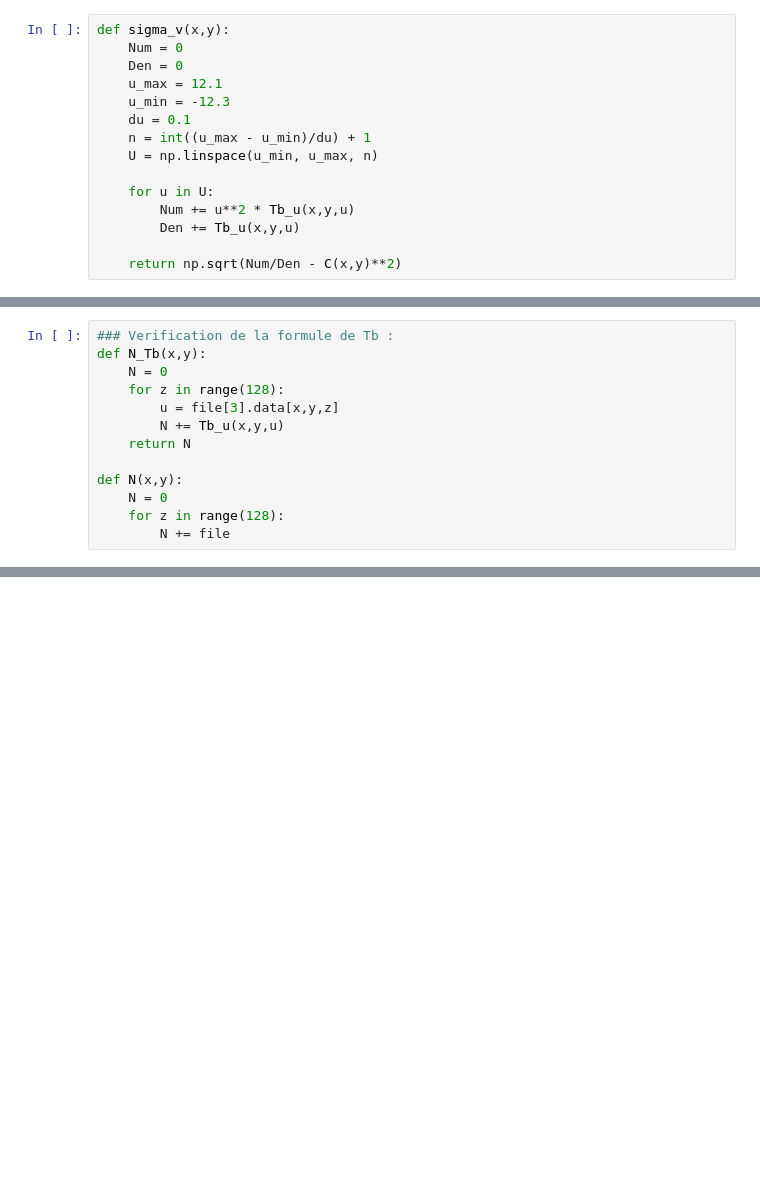
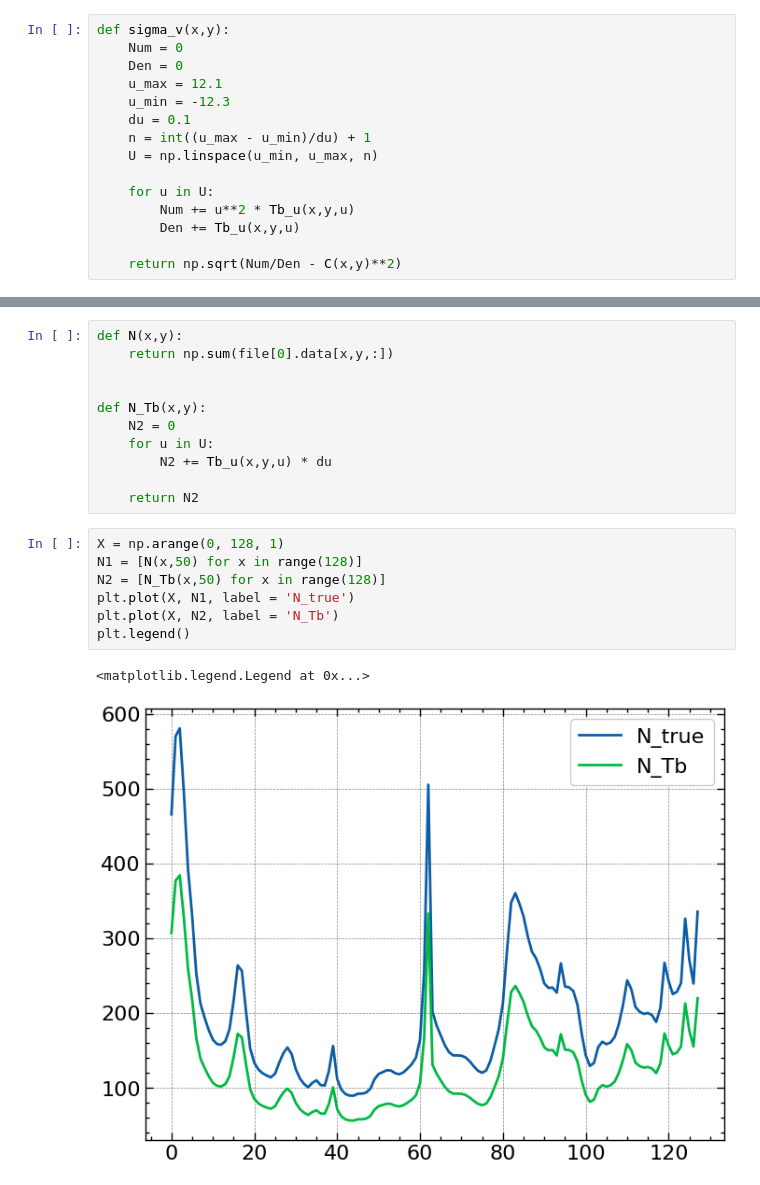
Before and after one commit to TimotheSchmidt/Code-PNU, a Jupyter notebook: Sigma_v.ipynb, the cells around one changed output, grey strips where cells are left out. Drawn from its saved outputs; the diff is of its cells as text; blank space fills up the shorter version.

```diff
--- a/Sigma_v.ipynb
+++ b/Sigma_v.ipynb
@@ -107,13 +114,0 @@ plt.plot(x, B_exp)
-# %%
-### Verification de la formule de Tb :
-def N_Tb(x,y):
-    N = 0
-    for z in range(128):
-        u = file[3].data[x,y,z]
-        N += Tb_u(x,y,u)
-    return N
-
-def N(x,y):
-    N = 0
-    for z in range(128):
-        N += file
@@ -119,0 +117,21 @@ def N(x,y):
+# %%
+def N(x,y):
+    return np.sum(file[0].data[x,y,:])
+
+
+def N_Tb(x,y):
+    N2 = 0
+    for u in U:
+        N2 += Tb_u(x,y,u) * du
+
+    return N2
+# %%
+X = np.arange(0, 128, 1)
+N1 = [N(x,50) for x in range(128)]
+N2 = [N_Tb(x,50) for x in range(128)]
+plt.plot(X, N1, label = 'N_true')
+plt.plot(X, N2, label = 'N_Tb')
+plt.legend()
+# %% [output]
+<matplotlib.legend.Legend at 0x...>
+[figure, added]
```
Also changed, not shown: parts of 8 cells of this notebook, 4 other files.
